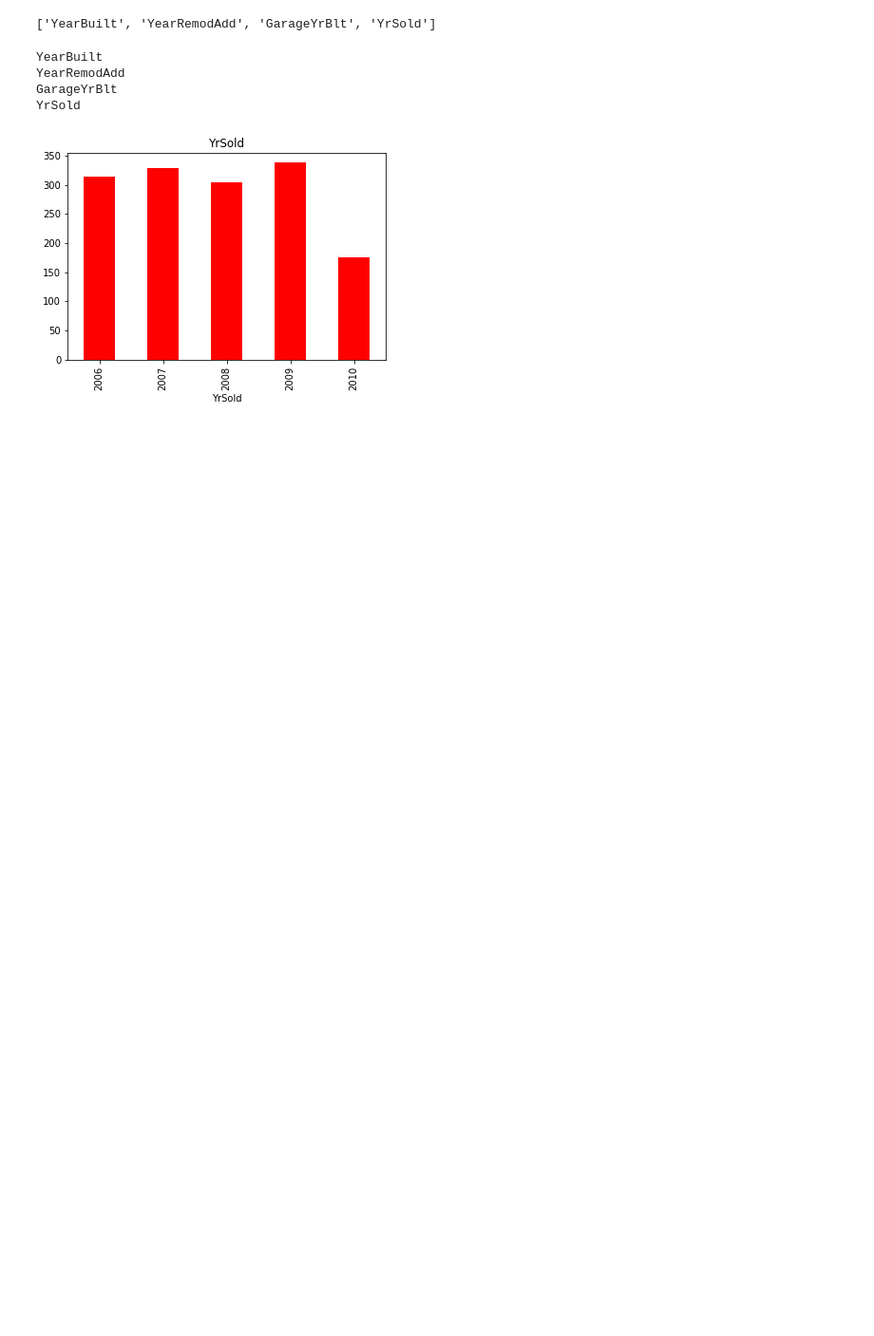
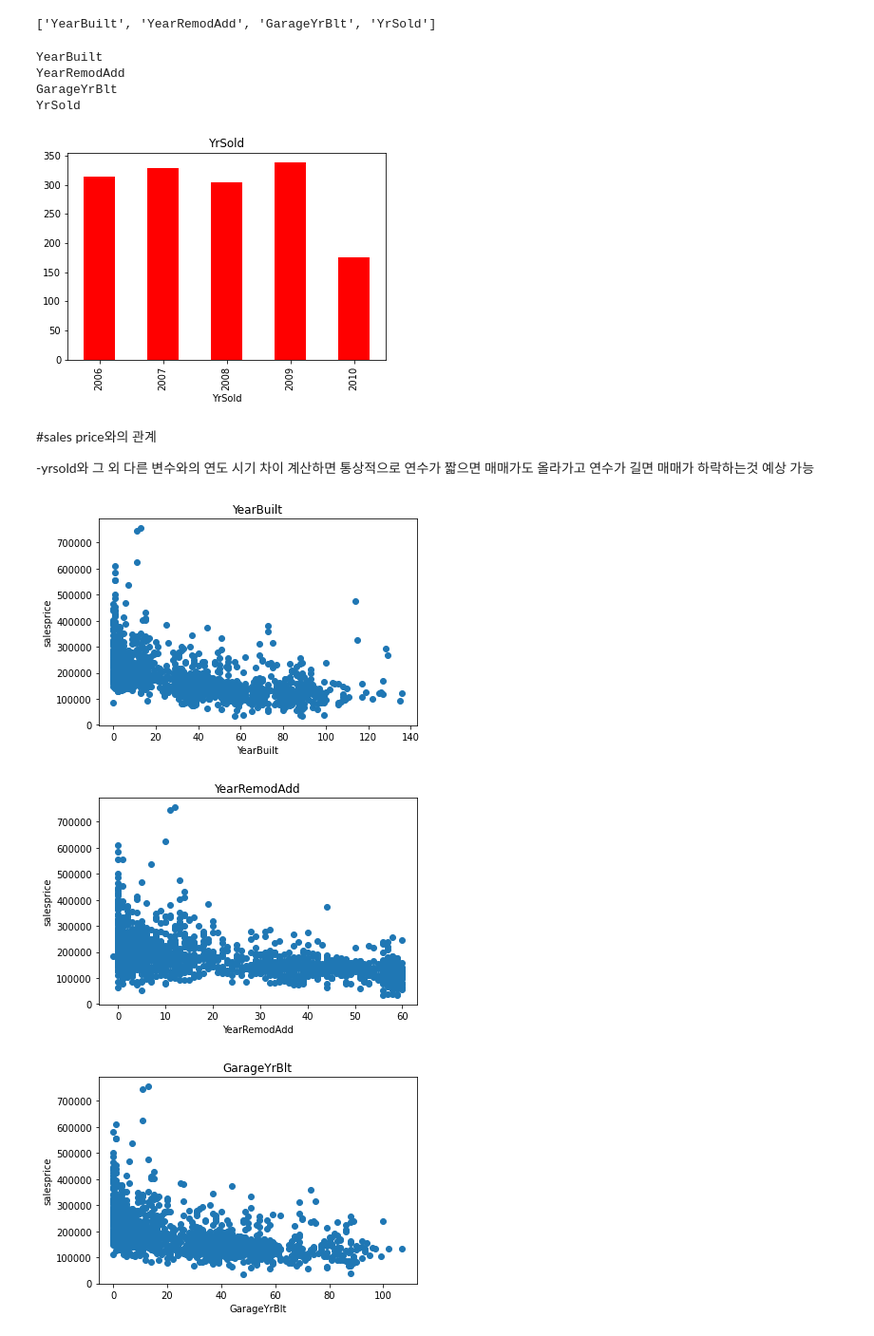
Before and after one commit to danbikiki/machine-learning, a Jupyter notebook: house_price.ipynb, the cells around one changed output. Shown at 95% size. Cells and saved outputs as stored; diff of their text form; code cells hidden in the pictures; blank space fills up the shorter version.

```diff
--- a/house_price.ipynb
+++ b/house_price.ipynb
@@ -195,7 +227,21 @@ YearRemodAdd
 GarageYrBlt
 YrSold
 [figure]
-# %%
-for fea in year_fea:
-    if fea!='YrSold':
-        data
+# %% [markdown]
+#sales price와의 관계
+
+-yrsold와 그 외 다른 변수와의 연도 시기 차이 계산하면 통상적으로 연수가 짧으면 매매가도 올라가고 연수가 길면 매매가 하락하는것 예상 가능
+# %%
+for fea in year_fea:
+    if fea!='YrSold':
+        data=df_train.copy()
+        data[fea]=data['YrSold']-data[fea]
+        plt.scatter(data[fea],data['SalePrice'])
+        plt.title(fea)
+        plt.xlabel(fea)
+        plt.ylabel('salesprice')
+        plt.show()
+# %% [output]
+[figure, added]
+[figure, added]
+[figure, added]
```
Also changed, not shown: parts of 5 cells of this notebook.
